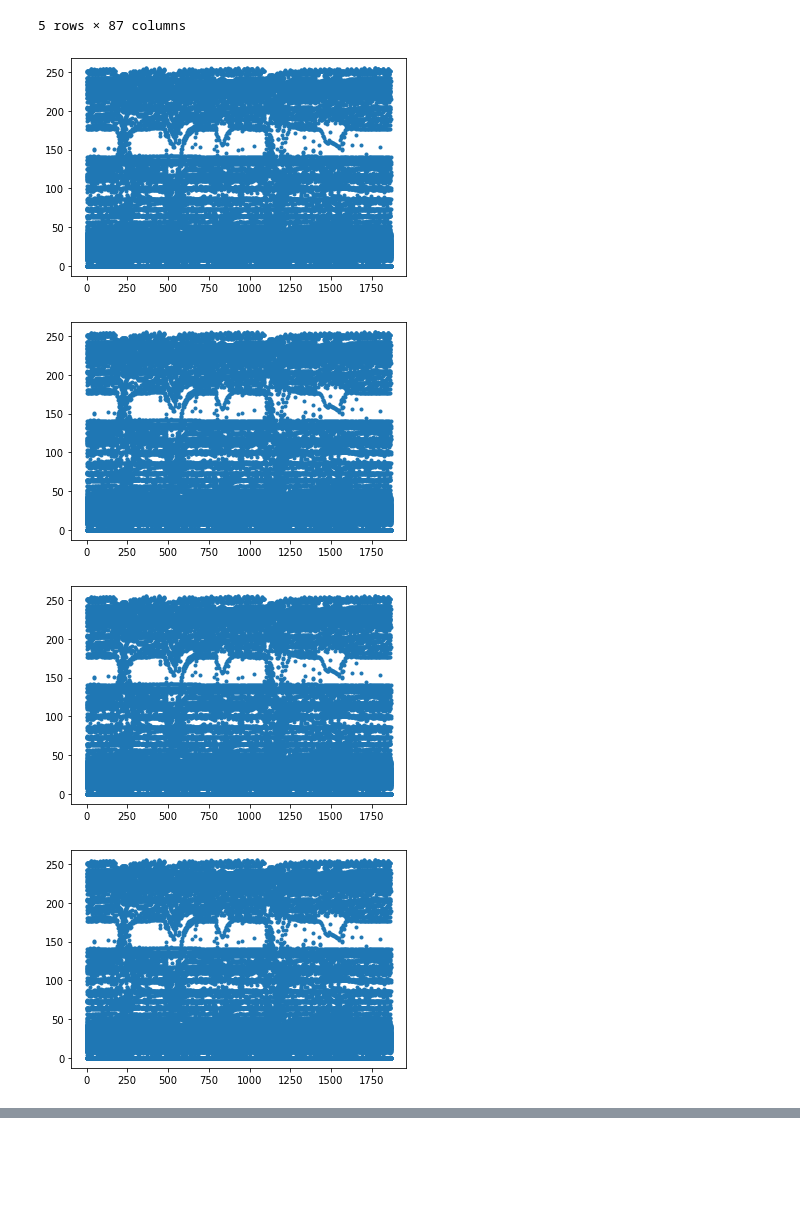
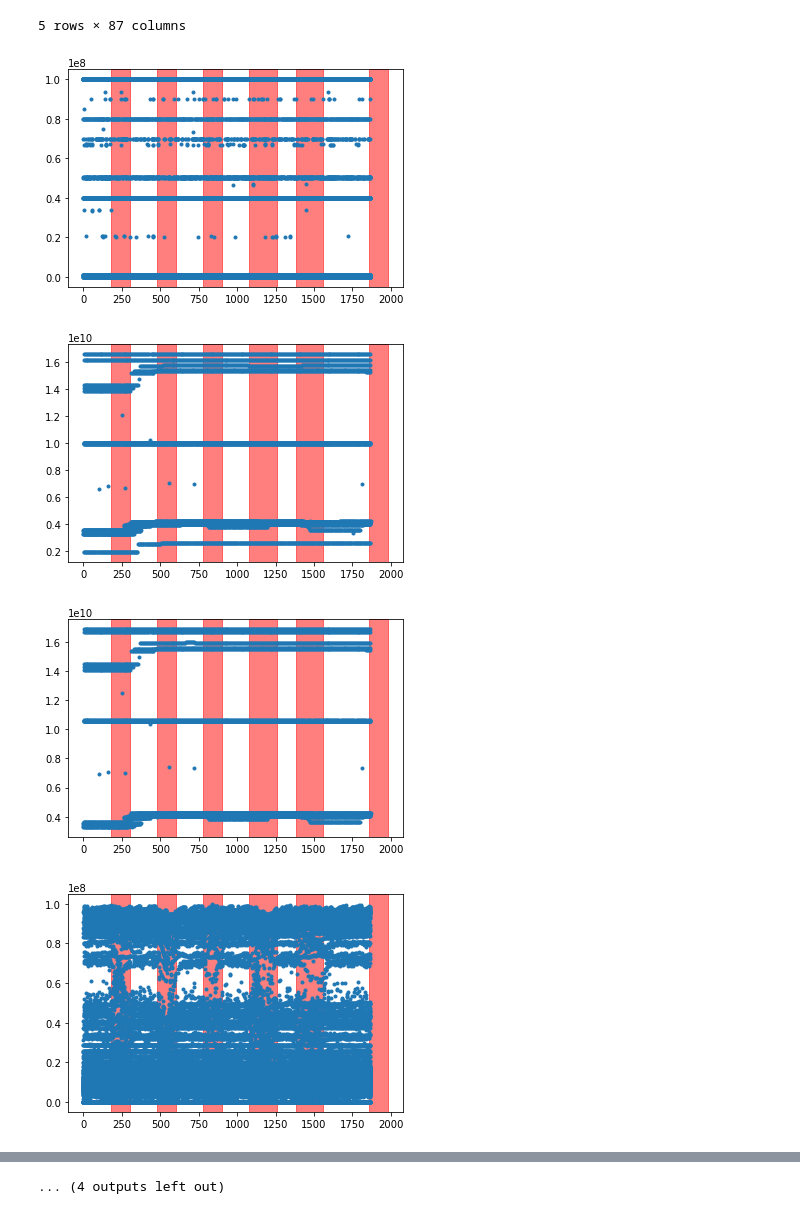
Before and after one commit to glicerico/visualize-telemetry, a Jupyter notebook: notebooks/preproc_data0.ipynb, the cells around one changed output, grey strips where cells are left out. Drawn from its saved outputs; the diff is of its cells as text; code cells hidden in the pictures; blank space fills up the shorter version.

Commit message:
no anomalies visible in plots of no_anomaly dataset 0

```diff
--- a/notebooks/preproc_data0.ipynb
+++ b/notebooks/preproc_data0.ipynb
@@ -6,9 +6,9 @@ import matplotlib.pyplot as plt
 ### PARAMETERS
 ##################
 
+dataset_path = '/home/andres/CAiN_repos/telemetry/1/baseline_no_anomaly.csv'
 #dataset_path = '/home/andres/CAiN_repos/telemetry/1/baseline_no_anomaly_500Gbps.csv'
-#dataset_path = '/home/andres/CAiN_repos/telemetry/1/baseline_no_anomaly.csv'
-dataset_path = '/home/andres/CAiN_repos/telemetry/3/bgpclear08042017.csv'
+#dataset_path = '/home/andres/CAiN_repos/telemetry/3/bgpclear08042017.csv'
 
 # functions to use in aggregation
 # columns using 'sum' as aggregator function
@@ -92,19 +94,19 @@ agg_telemetry.tail()
 | 1867.710 | 0.0 | 0.0 | 0.0 | 7.002774e+15 | 7.005044e+15 | ... |
 5 rows × 87 columns
 # %%
-for feature in max_cols:
+for feature in avg_cols:
     #mask = agg_telemetry[feature].notnull()# & (telemetry['Producer'] == "dr01")
     fig, ax = plt.subplots()
-    ax.plot(agg_telemetry['time'][mask], agg_telemetry['output-load'][mask], '.')
+    ax.plot(agg_telemetry['time'], agg_telemetry[feature], '.')
 
-# ax.axvspan(3*60, 5*60, alpha=0.5, color='red')
-# ax.axvspan(8*60, 10*60, alpha=0.5, color='red')
-# ax.axvspan(13*60, 15*60, alpha=0.5, color='red')
-# ax.axvspan(18*60, 21*60, alpha=0.5, color='red')
-# ax.axvspan(23*60, 26*60, alpha=0.5, color='red')
-# ax.axvspan(31*60, 33*60, alpha=0.5, color='red')
+    ax.axvspan(3*60, 5*60, alpha=0.5, color='red')
+    ax.axvspan(8*60, 10*60, alpha=0.5, color='red')
+    ax.axvspan(13*60, 15*60, alpha=0.5, color='red')
+    ax.axvspan(18*60, 21*60, alpha=0.5, color='red')
+    ax.axvspan(23*60, 26*60, alpha=0.5, color='red')
+    ax.axvspan(31*60, 33*60, alpha=0.5, color='red')
 # %% [output]
-[figure, old version]
+[figure, new version]
-[figure, old version]
+[figure, new version]
-[figure, old version]
+[figure, new version]
-[figure, old version]
+[figure, new version]
@@ -111,3 +121,4 @@ for feature in max_cols:
+... (4 outputs left out)
 # %%
 agg_telemetry[0:].to_csv('embeddings0.txt', index=False, columns=sum_cols + avg_cols + max_cols, header=False, na_rep=0, sep='\t')
 # %%
```
Also changed, not shown: parts of 2 cells of this notebook.
